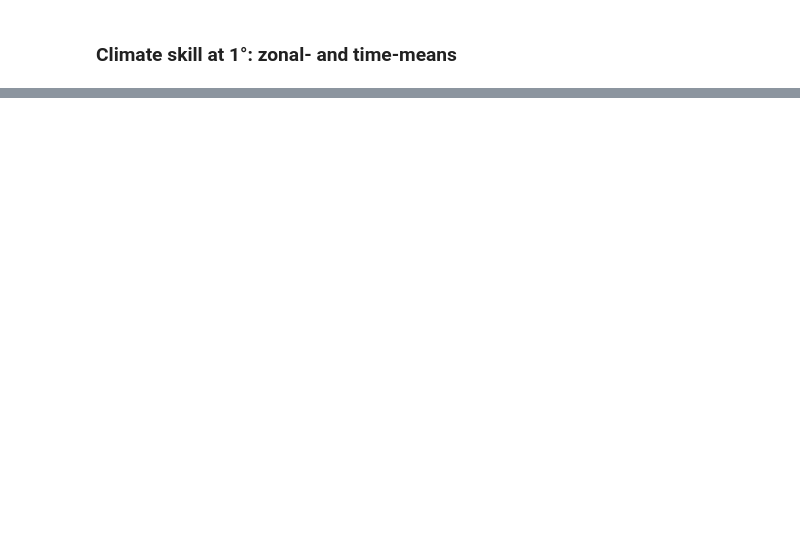
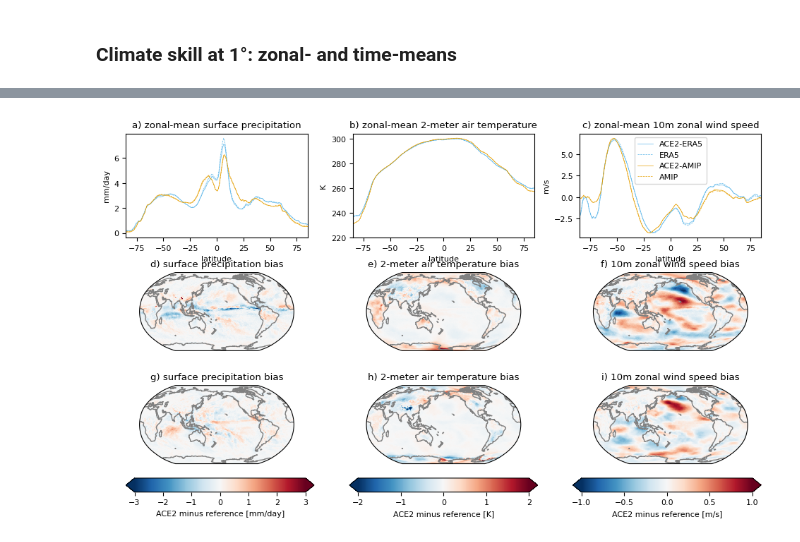
Before and after one commit to ai2cm/ace2-paper, a Jupyter notebook: notebooks/climate-skill-1deg-zonal-time-mean.ipynb, the cells around one changed output, grey strips where cells are left out. Saved outputs shown, nothing was run; the diff lists cells and outputs as text; code cells hidden in the pictures; blank space fills up the shorter version.

Commit message:
zonal- and time-mean notebook: add maps, 10-year only, update checkpoints

```diff
--- a/notebooks/climate-skill-1deg-zonal-time-mean.ipynb
+++ b/notebooks/climate-skill-1deg-zonal-time-mean.ipynb
@@ -16,12 +18,10 @@ from constants import INFERENCE_COMPARISON_1DEG, WANDB_ENTITY, SECONDS_PER_DAY,
 # %%
-EvalVar = namedtuple("EvalVar", ("name", "long_name", "units", "conversion_factor"))
+EvalVar = namedtuple("EvalVar", ("name", "long_name", "units", "conversion_factor", "error_scale"))
 # %%
 EVAL_VARS = [
-    EvalVar("PRATEsfc", 'surface precipitation', 'mm/day', SECONDS_PER_DAY),
-    EvalVar("TMP2m", "2-meter air temperature", "K", None),
-#     EvalVar("total_water_path", "total water path", "mm", None),
-#     EvalVar("h500", "500hPa height", "m", None),
-    EvalVar("UGRD10m", "10m zonal wind speed", "m/s", None)
+    EvalVar("PRATEsfc", 'surface precipitation', 'mm/day', SECONDS_PER_DAY, 3.0),
+    EvalVar("TMP2m", "2-meter air temperature", "K", None, 2.0),
+    EvalVar("UGRD10m", "10m zonal wind speed", "m/s", None, 1.0)
 ]
 
 DS_VARS = [
@@ -95,5 +81,3 @@ mpl.rc('font', size=8)
 # %%
-# zonal_mean = time_mean_ds.mean(dim=['lon']).to_array(dim='source').to_dataset(dim='variable_name')
-zonal_IC_mean = time_mean_ds.mean(dim=['lon', 'IC']).to_array(dim='source').to_dataset(dim='variable_name')
-# zonal_IC_min = time_mean_ds.mean(dim=['lon']).min(['IC']).to_array(dim='source').to_dataset(dim='variable_name')
-# zonal_IC_max = time_mean_ds.mean(dim=['lon']).max(['IC']).to_array(dim='source').to_dataset(dim='variable_name')
+zonal_ic_mean = time_mean_ds.mean(dim=['lon', 'IC']).to_array(dim='source').to_dataset(dim='variable_name')
+ic_mean = time_mean_ds.mean(dim=['IC']).to_array(dim='source').to_dataset(dim='variable_name')
@@ -138,0 +84,53 @@ fig.savefig('zonal_time_mean.png', bbox_inches='tight', facecolor='w')
+# %%
+nrows, ncols = len(EVAL_VARS), 3 # for each variable, show: zonal mean lines, ERA5 bias map, AMIP bias map
+fig, axes = plt.subplots(nrows, ncols, figsize=[10, 6], gridspec_kw=dict(bottom=0.10, right=0.95, left=0.05, hspace=0.4, wspace=0.25, height_ratios=[0.4, 0.3, 0.3]))
+for ivar, var in enumerate(EVAL_VARS):
+    # zonal mean
+    iax0 = ivar
+    ax0 = plt.subplot(nrows, ncols, iax0 + 1)
+    zonal_ic_mean[f'gen_map-{var.name}'].sel(duration='10yr', source='ERA5-ACEv2').plot(
+        ax=ax0, color=colors[0], label='ACE2-ERA5', lw=0.5
+    )
+    zonal_ic_mean[f'target_map-{var.name}'].sel(duration='10yr', source='ERA5-ACEv2').plot(
+        ax=ax0, color=colors[0], ls='--', label='ERA5', lw=0.5
+    )
+    zonal_ic_mean[f'gen_map-{var.name}'].sel(duration='10yr', source='SHiELD-AMIP-ACEv2').plot(
+        ax=ax0, color=colors[1], label='ACE2-AMIP', lw=0.5
+    )
+    zonal_ic_mean[f'target_map-{var.name}'].sel(duration='10yr', source='SHiELD-AMIP-ACEv2').plot(
+        ax=ax0, color=colors[1], ls='--', label='AMIP', lw=0.5
+    )
+    ax0.set_title(f"{ascii_lowercase[iax0]}) zonal-mean {var.long_name}")
+    ax0.set_xlim([-85, 85])
+    ax0.set_ylabel(f"{var.units}")
+    ax0.set_xlabel("latitude")
+    if ivar == ncols - 1:
+        ax0.legend()
+    # ACE2-ERA5 bias map
+    plot_kwargs = dict(
+        transform=ccrs.PlateCarree(),
+        add_colorbar=False,
+        vmin=-var.error_scale,
+        vmax=var.error_scale,
+        cmap='RdBu_r'
+    )
+    iax1 = ivar + 3
+    axes[1, ivar].set_axis_off()
+    ax1 = plt.subplot(nrows, ncols, iax1 + 1, projection=ccrs.Robinson(central_longitude=180))
+    ax1.coastlines(color=[0.5, 0.5, 0.5])
+    he = ic_mean[f'bias_map-{var.name}'].sel(duration='10yr', source='ERA5-ACEv2').plot(ax=ax1, **plot_kwargs)
+    ax1.set_title(f"{ascii_lowercase[iax1]}) {var.long_name} bias")
+    # ACE2-SHiELD bias map
+    iax2 = ivar + 6
+    axes[2, ivar].set_axis_off()
+    ax2 = plt.subplot(nrows, ncols, iax2 + 1, projection=ccrs.Robinson(central_longitude=180))
+    ax2.coastlines(color=[0.5, 0.5, 0.5])
+    ha = ic_mean[f'bias_map-{var.name}'].sel(duration='10yr', source='SHiELD-AMIP-ACEv2').plot(ax=ax2, **plot_kwargs)
+    ax2.set_title(f"{ascii_lowercase[iax2]}) {var.long_name} bias")
+    # colorbar
+    cbar_ax = fig.add_axes([ivar * 0.3166 + 0.05, 0.033, 0.2666, 0.033])
+    clabel = f"ACE2 minus reference [{var.units}]"
+    fig.colorbar(he, cax=cbar_ax, extend='both', orientation='horizontal', label=clabel)
+fig.savefig('zonal_time_mean.png', bbox_inches='tight', facecolor='w')
+# %% [output]
+[figure, added]
```
Also changed, not shown: parts of 5 cells of this notebook, 1 other file.
